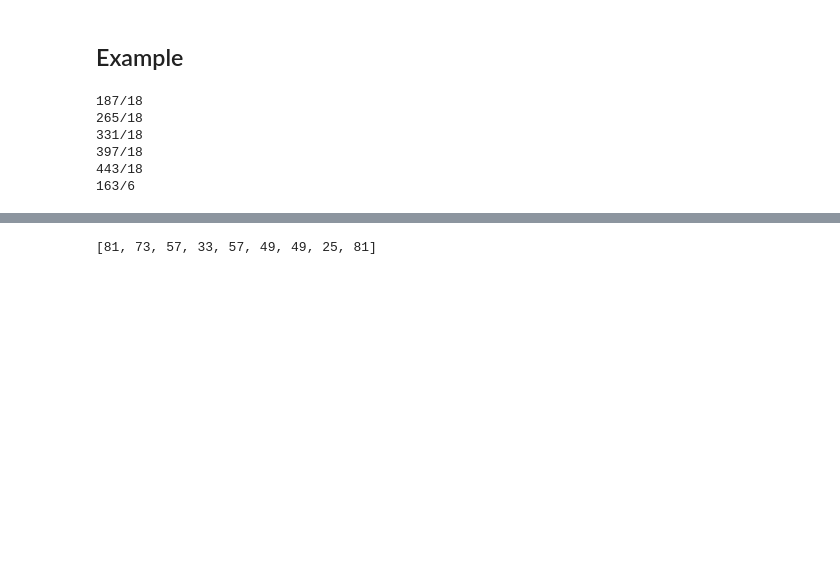
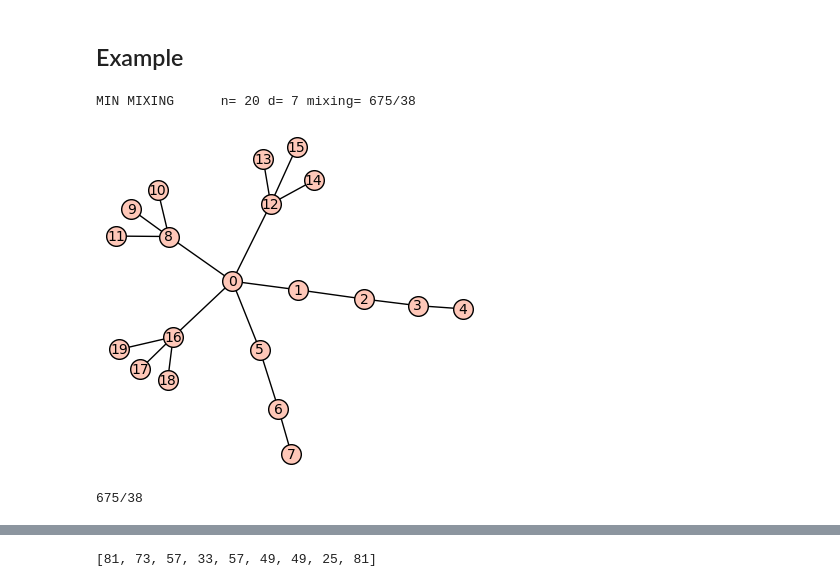
Before and after one commit to Sniggiho/myx, a Jupyter notebook: MixingResetMap.ipynb, the cells around one changed output, grey strips where cells are left out. Drawn from its saved outputs; the diff is of its cells as text; code cells hidden in the pictures; blank space fills up the shorter version.

```diff
--- a/MixingResetMap.ipynb
+++ b/MixingResetMap.ipynb
@@ -195,16 +403,13 @@ def max_mixing(n, d, show=True):
 # %%
 # fix the order and consider all diameters
 # we pass in show=False
-order = 10
-for diam in range(4,order):
-    print(max_mixing(order,diam,False))
+order = 20
+for diam in range(7,8):
+    print(min_mixing(order,diam,True))
 # %% [output]
-187/18
-265/18
-331/18
-397/18
-443/18
-163/6
+MIN MIXING      n= 20 d= 7 mixing= 675/38
+[figure, added]
+675/38
 # %%
 # fix diameter and iterator over graph order
 # by default, the max_mixing method shows the graph
```
Also changed, not shown: parts of 8 cells of this notebook.
